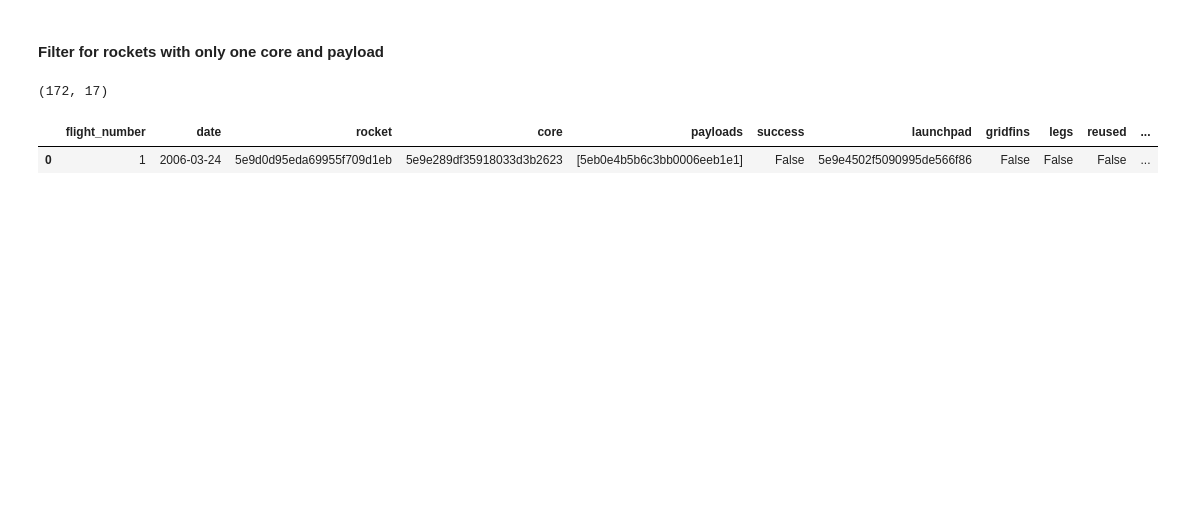
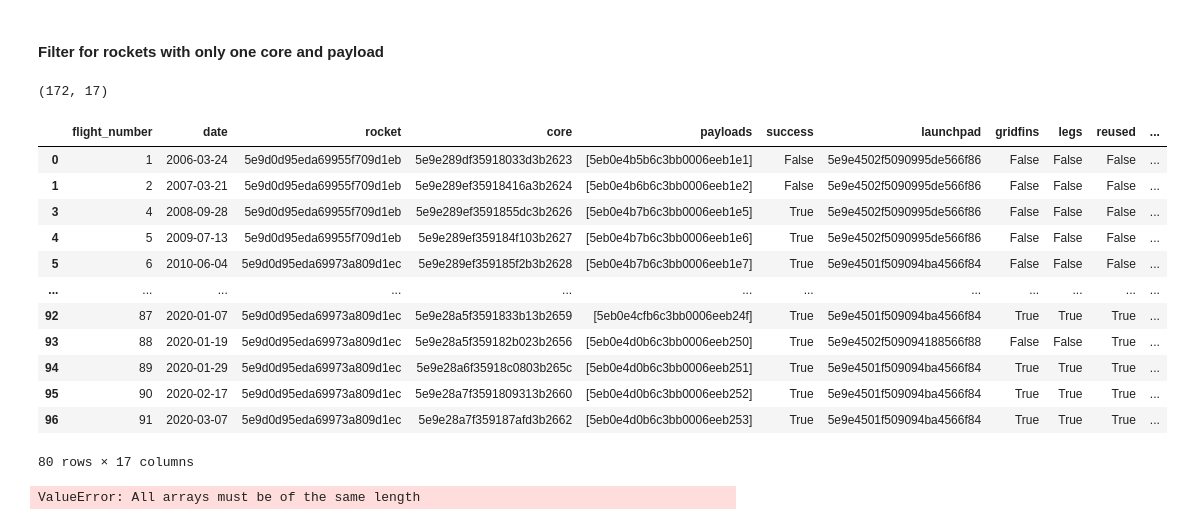
Before and after one commit to tobiasgrun/tobiasgrun.github.io, a Jupyter notebook: assets/analyses/rocket_launch/rocket_launch.ipynb, the cells around one changed output. Saved outputs shown, nothing was run; the diff lists cells and outputs as text; code cells hidden in the pictures; blank space fills up the shorter version.

```diff
--- a/assets/analyses/rocket_launch/rocket_launch.ipynb
+++ b/assets/analyses/rocket_launch/rocket_launch.ipynb
@@ -71,9 +104,9 @@ df_merged.head(1)
 #### Setup Dataframe
 # %%
 df_merged['date'] = pd.to_datetime(df_merged['date_utc']).dt.date
-df_launch_data = df_merged[['flight_number', 'date', 'rocket', 'core', 'payloads', 'success', 'launchpad', 'gridfins', 'legs', 'reused', 'landing_attempt', 'landing_success', 'landing_type', 'landpad', 'time', 'altitude', 'reason']]
-print(df_launch_data.shape)
-df_launch_data.head()
+df_launches = df_merged[['flight_number', 'date', 'rocket', 'core', 'payloads', 'success', 'launchpad', 'gridfins', 'legs', 'reused', 'landing_attempt', 'landing_success', 'landing_type', 'landpad', 'time', 'altitude', 'reason']]
+print(df_launches.shape)
+df_launches.head()
 # %% [output]
 (193, 17)
 |  | flight_number | date | rocket | core | payloads | success | launchpad | gridfins | legs | reused | ... |
@@ -87,12 +120,23 @@ df_launch_data.head()
 # %%
 # select rockets with only one core and one payload
 multiple_cores = df_launch_data['flight_number'].value_counts()[df_launch_data['flight_number'].value_counts() > 1].index
 df_single_core = df_launch_data[~df_launch_data['flight_number'].isin(flight_numbers_multiple)]
 df_single_payload = df_single_core[(df_single_core['payloads'].map(len) == 1)]
-df = df_single_payload
-print(df.shape)
-df.head(1)
+df_launch = df_single_payload
+print(df_launch.shape)
+df_launch.head(80)
 # %% [output]
 (172, 17)
 |  | flight_number | date | rocket | core | payloads | success | launchpad | gridfins | legs | reused | ... |
 | 0 | 1 | 2006-03-24 | 5e9d0d95eda69955f709d1eb | 5e9e289df35918033d3b2623 | [5eb0e4b5b6c3bb0006eeb1e1] | False | 5e9e4502f5090995de566f86 | False | False | False | ... |
+| 1 | 2 | 2007-03-21 | 5e9d0d95eda69955f709d1eb | 5e9e289ef35918416a3b2624 | [5eb0e4b6b6c3bb0006eeb1e2] | False | 5e9e4502f5090995de566f86 | False | False | False | ... |
+| 3 | 4 | 2008-09-28 | 5e9d0d95eda69955f709d1eb | 5e9e289ef3591855dc3b2626 | [5eb0e4b7b6c3bb0006eeb1e5] | True | 5e9e4502f5090995de566f86 | False | False | False | ... |
+| 4 | 5 | 2009-07-13 | 5e9d0d95eda69955f709d1eb | 5e9e289ef359184f103b2627 | [5eb0e4b7b6c3bb0006eeb1e6] | True | 5e9e4502f5090995de566f86 | False | False | False | ... |
+| 5 | 6 | 2010-06-04 | 5e9d0d95eda69973a809d1ec | 5e9e289ef359185f2b3b2628 | [5eb0e4b7b6c3bb0006eeb1e7] | True | 5e9e4501f509094ba4566f84 | False | False | False | ... |
+| ... | ... | ... | ... | ... | ... | ... | ... | ... | ... | ... | ... |
+| 92 | 87 | 2020-01-07 | 5e9d0d95eda69973a809d1ec | 5e9e28a5f3591833b13b2659 | [5eb0e4cfb6c3bb0006eeb24f] | True | 5e9e4501f509094ba4566f84 | True | True | True | ... |
+| 93 | 88 | 2020-01-19 | 5e9d0d95eda69973a809d1ec | 5e9e28a5f359182b023b2656 | [5eb0e4d0b6c3bb0006eeb250] | True | 5e9e4502f509094188566f88 | False | False | True | ... |
+| 94 | 89 | 2020-01-29 | 5e9d0d95eda69973a809d1ec | 5e9e28a6f35918c0803b265c | [5eb0e4d0b6c3bb0006eeb251] | True | 5e9e4501f509094ba4566f84 | True | True | True | ... |
+| 95 | 90 | 2020-02-17 | 5e9d0d95eda69973a809d1ec | 5e9e28a7f3591809313b2660 | [5eb0e4d0b6c3bb0006eeb252] | True | 5e9e4501f509094ba4566f84 | True | True | True | ... |
+| 96 | 91 | 2020-03-07 | 5e9d0d95eda69973a809d1ec | 5e9e28a7f359187afd3b2662 | [5eb0e4d0b6c3bb0006eeb253] | True | 5e9e4501f509094ba4566f84 | True | True | True | ... |
+80 rows × 17 columns
@@ -98,0 +164,19 @@ df.head(1)
+# %%
+df_append = pd.DataFrame({
+    "BoosterVersion": BoosterVersion,
+    "PayloadMass": PayloadMass,
+    "Orbit": Orbit,
+    "LaunchSite": LaunchSite,
+    "Outcome": Outcome,
+    "Flights": Flights,
+    "GridFins": GridFins,
+    "Reused": Reused,
+    "Legs": Legs,
+    "LandingPad": LandingPad,
+    "Block": Block,
+    "ReusedCount": ReusedCount,
+    "Serial": Serial,
+    "Longitude": Longitude
+})
+# %% [output]
+ValueError: All arrays must be of the same length
```
Also changed, not shown: parts of 7 cells of this notebook.
